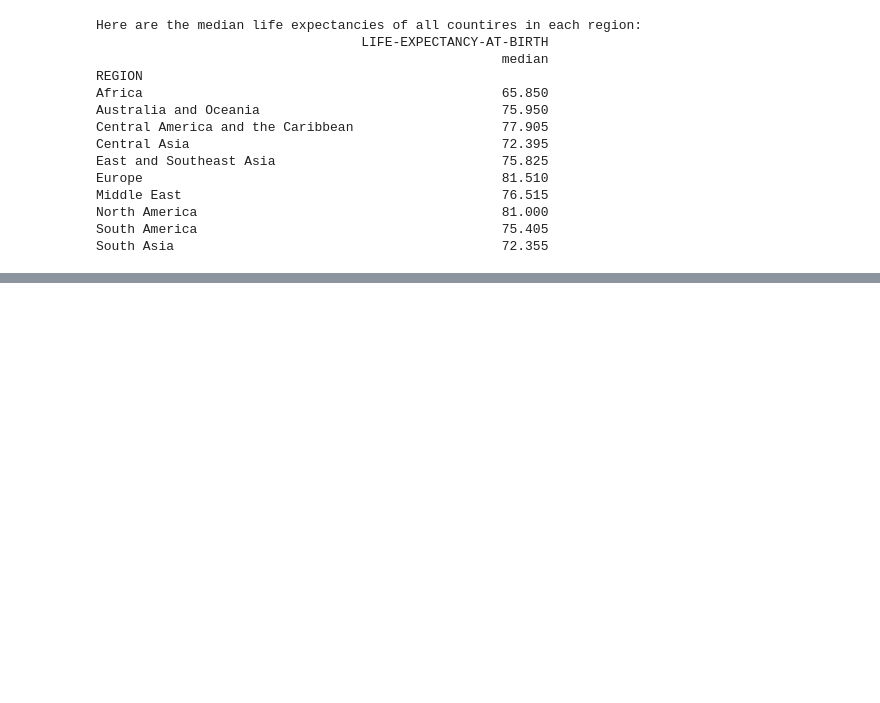
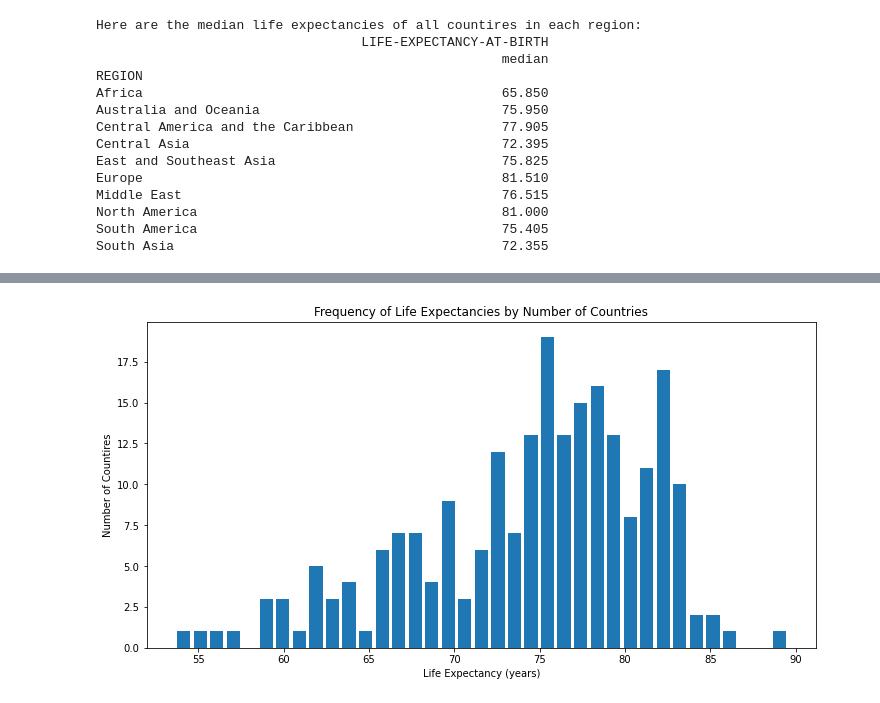
Before and after one commit to RebeccaVachon/Country_Comparisons, a Jupyter notebook: comparison.ipynb, the cells around one changed output, grey strips where cells are left out. Saved outputs shown, nothing was run; the diff lists cells and outputs as text; code cells hidden in the pictures; blank space fills up the shorter version.

```diff
--- a/comparison.ipynb
+++ b/comparison.ipynb
@@ -71,0 +88,10 @@ South Asia                                          72.355
+# %%
+#Histogram
+plt.figure(figsize=(12,6))
+plt.hist(sorted_comparison_df['LIFE-EXPECTANCY-AT-BIRTH'], bins = 37, rwidth=0.8)
+plt.title('Frequency of Life Expectancies by Number of Countries')
+plt.xlabel("Life Expectancy (years)")
+plt.ylabel("Number of Countires")
+plt.show()
+# %% [output]
+[figure, added]
```
Also changed, not shown: parts of 5 cells of this notebook.
